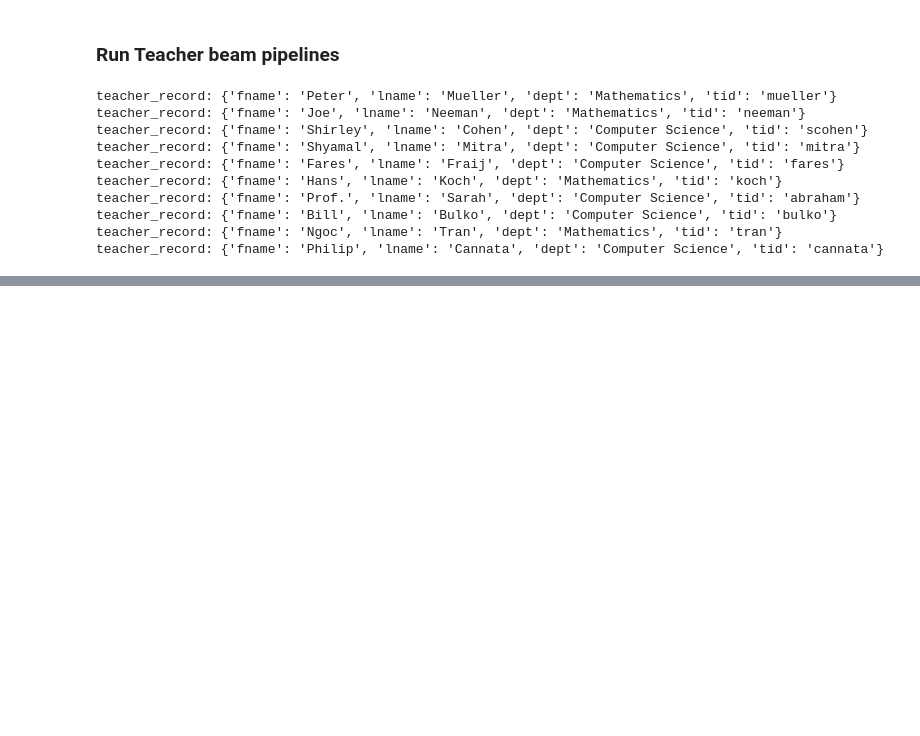
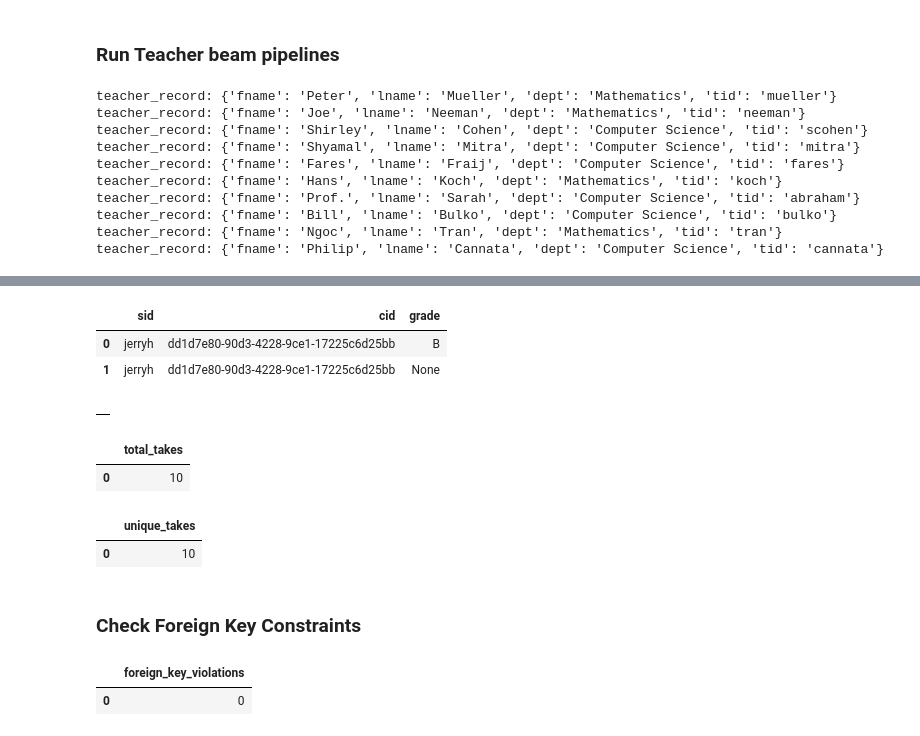
Before and after one commit to cs327e-spring2020/snippets, a Jupyter notebook: college_modeled.ipynb, the cells around one changed output, grey strips where cells are left out. Drawn from its saved outputs; the diff is of its cells as text; code cells hidden in the pictures; blank space fills up the shorter version.

Commit message:
added pk and fk validation checks

```diff
--- a/college_modeled.ipynb
+++ b/college_modeled.ipynb
@@ -243,0 +312,40 @@ teacher_record: {'fname': 'Philip', 'lname': 'Cannata', 'dept': 'Computer Scienc
+# %%
+%%bigquery
+select *
+from college_modeled.Takes_Beam
+where sid = 'jerryh' and cid = 'dd1d7e80-90d3-4228-9ce1-17225c6d25bb'
+# %% [output]
+|  | sid | cid | grade |
+| 0 | jerryh | dd1d7e80-90d3-4228-9ce1-17225c6d25bb | B |
+| 1 | jerryh | dd1d7e80-90d3-4228-9ce1-17225c6d25bb | None |
+# %%
+%%bigquery
+delete from college_modeled.Takes_Beam
+where sid = 'jerryh' and cid = 'dd1d7e80-90d3-4228-9ce1-17225c6d25bb' and grade is null
+# %% [output]
+|  |
+# %%
+%%bigquery
+select count(*) as total_takes from college_modeled.Takes_Beam
+# %% [output]
+|  | total_takes |
+| 0 | 10 |
+# %%
+%%bigquery
+select count(*) as unique_takes
+from
+(select distinct sid, cid
+from college_modeled.Takes_Beam)
+# %% [output]
+|  | unique_takes |
+| 0 | 10 |
+# %% [markdown]
+### Check Foreign Key Constraints
+# %%
+%%bigquery
+select count(*) as foreign_key_violations
+from college_modeled.Takes_Beam t left join college_modeled.Student_Beam s on t.sid = s.sid
+where s.sid is null
+# %% [output]
+|  | foreign_key_violations |
+| 0 | 0 |
```
Also changed, not shown: parts of 13 cells of this notebook.
